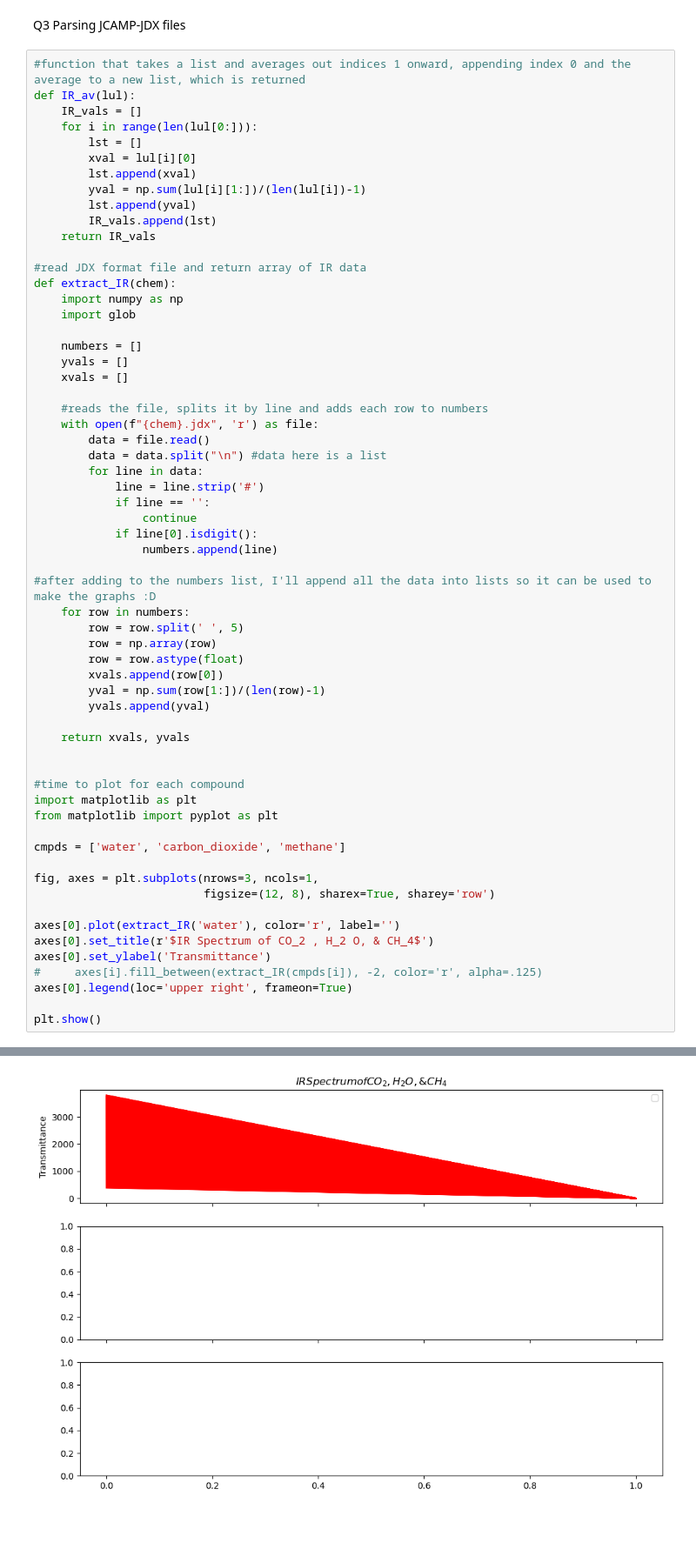
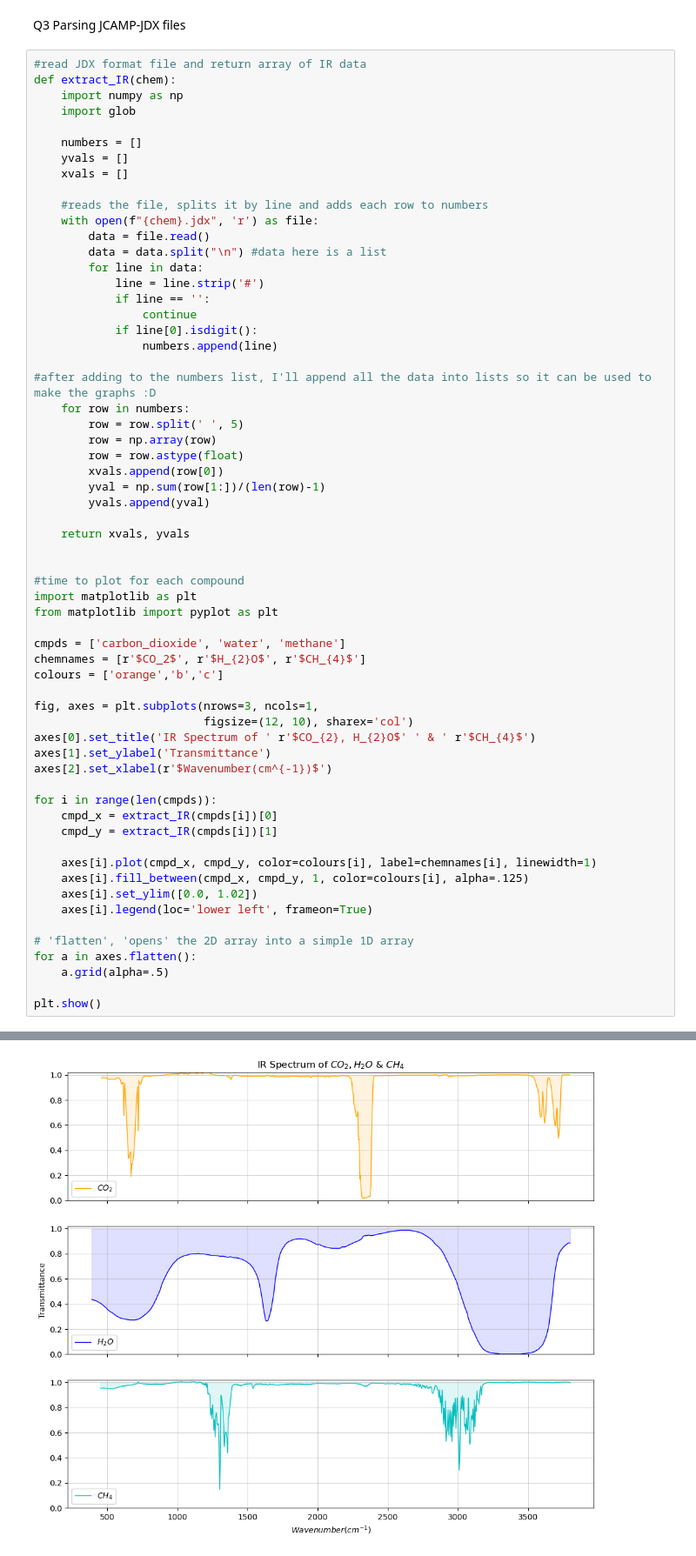
Before and after one commit to SPS-SP2273/learning-portfolio-BM14Pancake, a Jupyter notebook: E0969282 Viva Notebook Q3.ipynb, the cells around one changed output, grey strips where cells are left out. Shown at 87% size. Cells and saved outputs as stored; diff of their text form; blank space fills up the shorter version.

```diff
--- a/E0969282 Viva Notebook Q3.ipynb
+++ b/E0969282 Viva Notebook Q3.ipynb
@@ -1,18 +1,6 @@
 # %% [markdown]
 Q3 Parsing JCAMP-JDX files
 # %%
-#function that takes a list and averages out indices 1 onward, appending index 0 and the average to a new list, which is returned
-def IR_av(lul):
-    IR_vals = []
-    for i in range(len(lul[0:])):
-        lst = []
-        xval = lul[i][0]
-        lst.append(xval)
-        yval = np.sum(lul[i][1:])/(len(lul[i])-1)
-        lst.append(yval)
-        IR_vals.append(lst)
-    return IR_vals
-
 #read JDX format file and return array of IR data
 def extract_IR(chem):
     import numpy as np
@@ -49,16 +37,28 @@ def extract_IR(chem):
 import matplotlib as plt
 from matplotlib import pyplot as plt
 
-cmpds = ['water', 'carbon_dioxide', 'methane']
+cmpds = ['carbon_dioxide', 'water', 'methane']
+chemnames = [r'$CO_2$', r'$H_{2}O$', r'$CH_{4}$']
+colours = ['orange','b','c']
 
 fig, axes = plt.subplots(nrows=3, ncols=1,
-                         figsize=(12, 8), sharex=True, sharey='row')
+                         figsize=(12, 10), sharex='col')
+axes[0].set_title('IR Spectrum of ' r'$CO_{2}, H_{2}O$' ' & ' r'$CH_{4}$')
+axes[1].set_ylabel('Transmittance')
+axes[2].set_xlabel(r'$Wavenumber(cm^{-1})$')
 
-axes[0].plot(extract_IR('water'), color='r', label='')
-axes[0].set_title(r'$IR Spectrum of CO_2 , H_2 O, & CH_4$')
-axes[0].set_ylabel('Transmittance')
-#     axes[i].fill_between(extract_IR(cmpds[i]), -2, color='r', alpha=.125)
-axes[0].legend(loc='upper right', frameon=True)
+for i in range(len(cmpds)):
+    cmpd_x = extract_IR(cmpds[i])[0]
+    cmpd_y = extract_IR(cmpds[i])[1]
+
+    axes[i].plot(cmpd_x, cmpd_y, color=colours[i], label=chemnames[i], linewidth=1)
+    axes[i].fill_between(cmpd_x, cmpd_y, 1, color=colours[i], alpha=.125)
+    axes[i].set_ylim([0.0, 1.02])
+    axes[i].legend(loc='lower left', frameon=True)
+
+# 'flatten', 'opens' the 2D array into a simple 1D array
+for a in axes.flatten():
+    a.grid(alpha=.5)
 
 plt.show()
 # %% [output]
@@ -66 +65 @@ No artists with labels found to put in legend.  Note that artists whose label st
-[figure, old version]
+[figure, new version]
```
Also changed, not shown: parts of 2 cells of this notebook.
